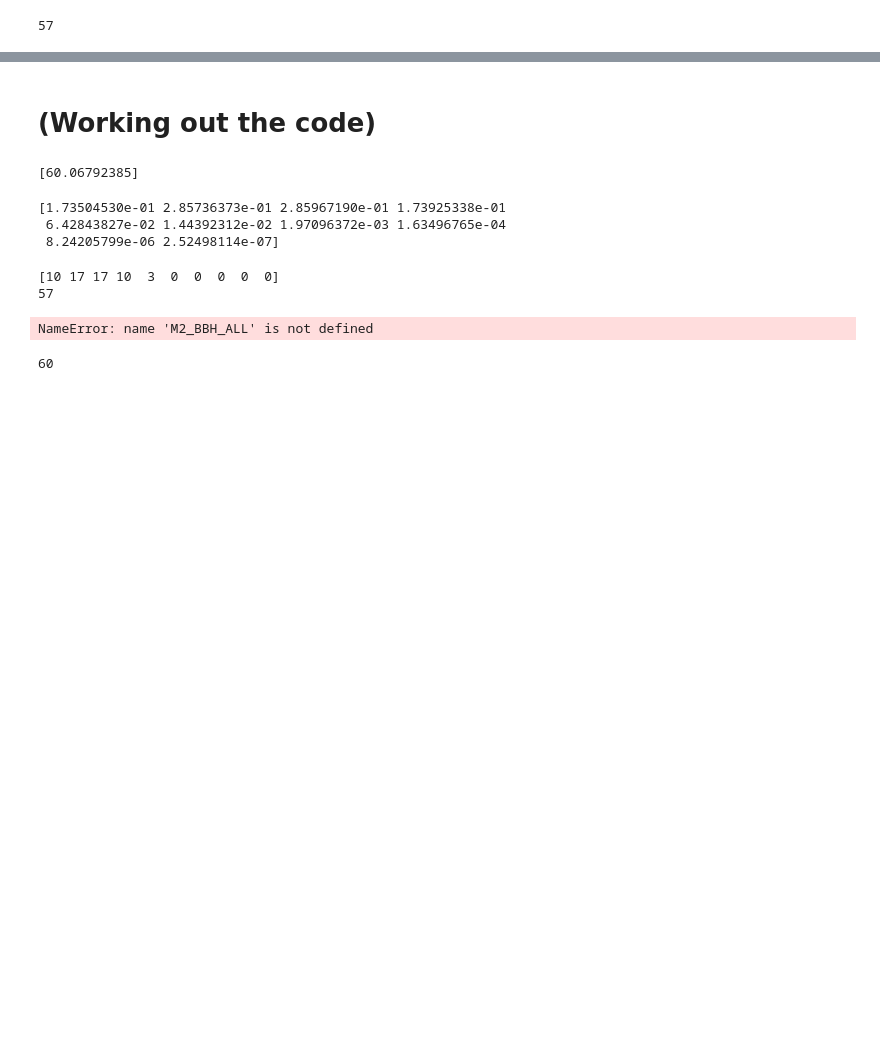
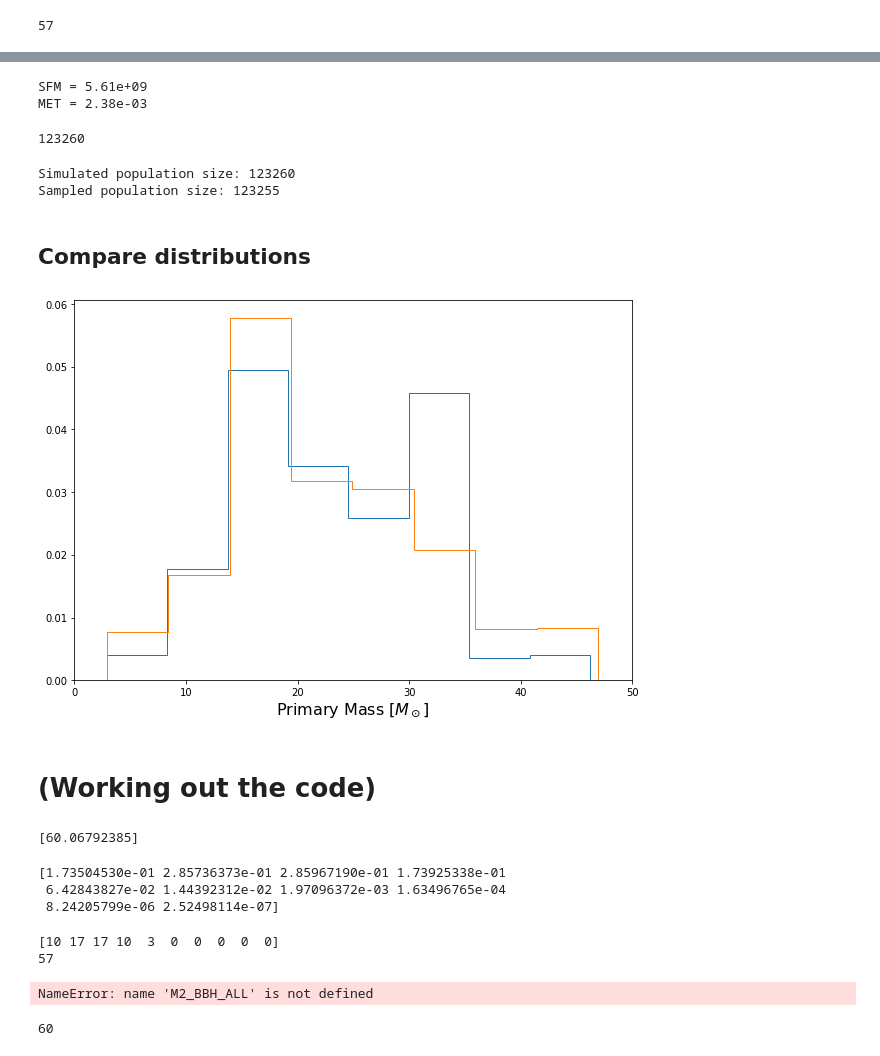
Before and after one commit to veome22/cosmo_bh, a Jupyter notebook: draw_bbhs.ipynb, the cells around one changed output, grey strips where cells are left out. Cells and saved outputs as stored; diff of their text form; code cells hidden in the pictures; blank space fills up the shorter version.

```diff
--- a/draw_bbhs.ipynb
+++ b/draw_bbhs.ipynb
@@ -110,5 +51 @@ len(M1_BBH_ALL)
-# %%
-M1_BBH_METS = cbt.flatten_list_by_met(sfm, metallicities, M1_BBH_ALL)
-M2_BBH_METS = cbt.flatten_list_by_met(sfm, metallicities, M2_BBH_ALL)
-DELAY_TIMES_METS = cbt.flatten_list_by_met(sfm, metallicities, DELAY_TIMES_BBH_ALL)
 # %% [markdown]
@@ -120,3 +52,0 @@ if not os.path.exists(output_dir):
-# %%
-for i in range(len(M1_BBH_ALL)):
-    M1_BBH_ALL[i] = list(M1_BBH_ALL[i])
@@ -356,0 +130,22 @@ plt.show()
+# %%
+sfm_index = 5
+met_index = 5
+SFM = sfm[sfm_index]
+MET = metallicities[met_index]
+
+print(f'SFM = {SFM:.2e}')
+print(f'MET = {MET:.2e}')
+# %% [output]
+SFM = 5.61e+09
+MET = 2.38e-03
+# %%
+# Obtain simulated population properties
+sim_index = get_index(sfm_index, met_index)
+
+M1_SIMULATED = M1_BBH_ALL[sim_index]
+M2_SIMULATED = M2_BBH_ALL[sim_index]
+DELAY_TIMES_SIMULATED = DELAY_TIMES_BBH_ALL[sim_index]
+
+print(len(M1_SIMULATED))
+# %% [output]
+123260
@@ -357,3 +154,26 @@ plt.show()
+# %%
+print(f'Simulated population size: {len(M1_SIMULATED)}')
+print(f'Sampled population size: {len(M1_SAMPLED)}')
+# %% [output]
+Simulated population size: 123260
+Sampled population size: 123255
+# %% [markdown]
+## Compare distributions
+# %%
+fig, ax = plt.subplots(1, 1, figsize=(10,7))
+
+bins = 30
+
+ax.hist(M1_SIMULATED, bins=bins, histtype='step', density=True, label=f'Simulated')
+ax.hist(M1_SAMPLED, bins=bins, histtype='step', density=True, label=f'Sampled')
+
+ax.set_xlabel("Primary Mass [$M_\odot$]", fontsize=16)
+
+plt.xlim(0,50)
+
+plt.show()
+# %% [output]
+[figure, added]
 # %% [markdown]
 # (Working out the code)
 # %%
```
Also changed, not shown: parts of 33 cells of this notebook, 1 other file.
